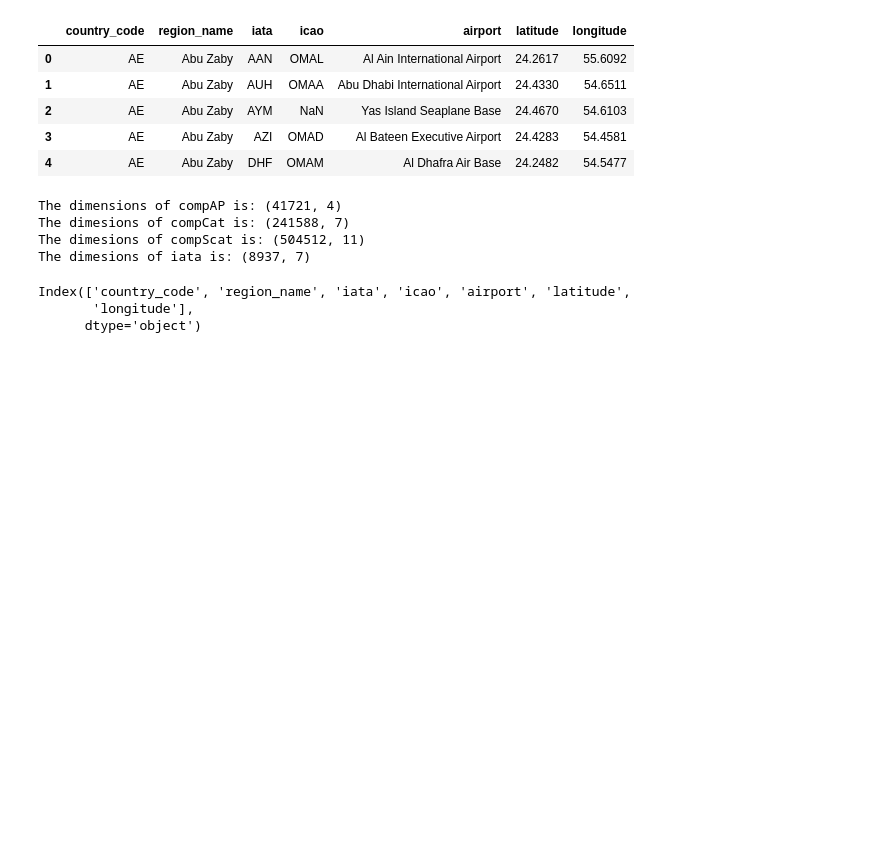
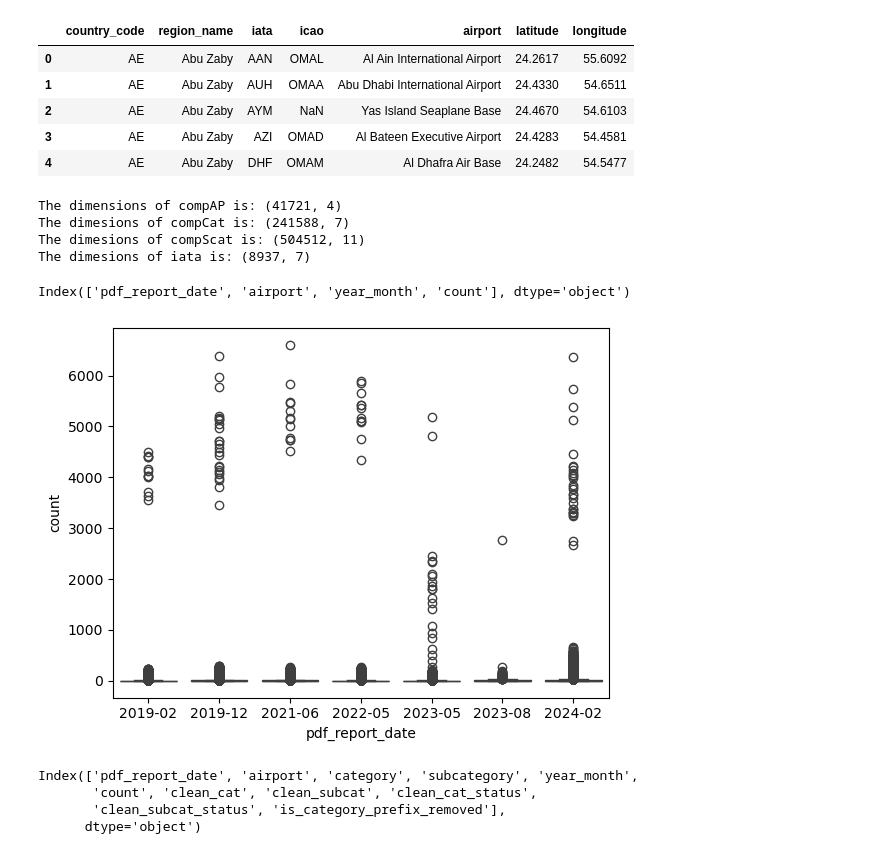
Before and after one commit to MWPerrineJr/data_vis, a Jupyter notebook: airport.ipynb, the cells around one changed output. Drawn from its saved outputs; the diff is of its cells as text; code cells hidden in the pictures; blank space fills up the shorter version.

Commit message:
added boxplot

```diff
--- a/airport.ipynb
+++ b/airport.ipynb
@@ -57,9 +57,19 @@ The dimensions of compAP is: (41721, 4)
 The dimesions of compCat is: (241588, 7)
 The dimesions of compScat is: (504512, 11)
 The dimesions of iata is: (8937, 7)
-# %%
-iata.columns
-# %% [output]
-Index(['country_code', 'region_name', 'iata', 'icao', 'airport', 'latitude',
-       'longitude'],
-      dtype='object')
+# %%
+compAP.columns
+# %% [output]
+Index(['pdf_report_date', 'airport', 'year_month', 'count'], dtype='object')
+# %%
+sns.boxplot(data=compAP, x = 'pdf_report_date', y = 'count')
+plt.show()
+# %% [output]
+[figure, added]
+# %%
+compScat.columns
+# %% [output]
+Index(['pdf_report_date', 'airport', 'category', 'subcategory', 'year_month',
+       'count', 'clean_cat', 'clean_subcat', 'clean_cat_status',
+       'clean_subcat_status', 'is_category_prefix_removed'],
+      dtype='object')
```
